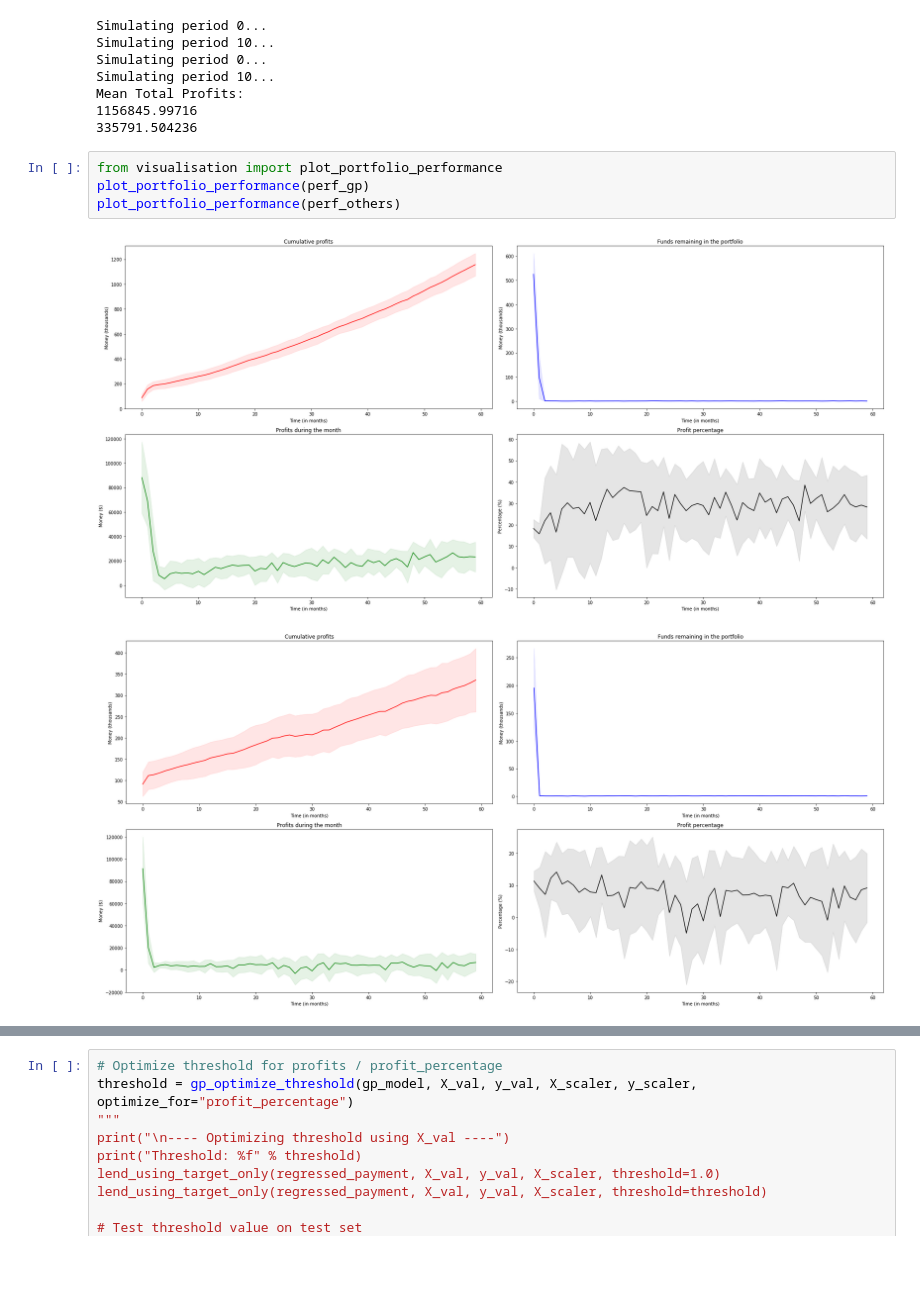
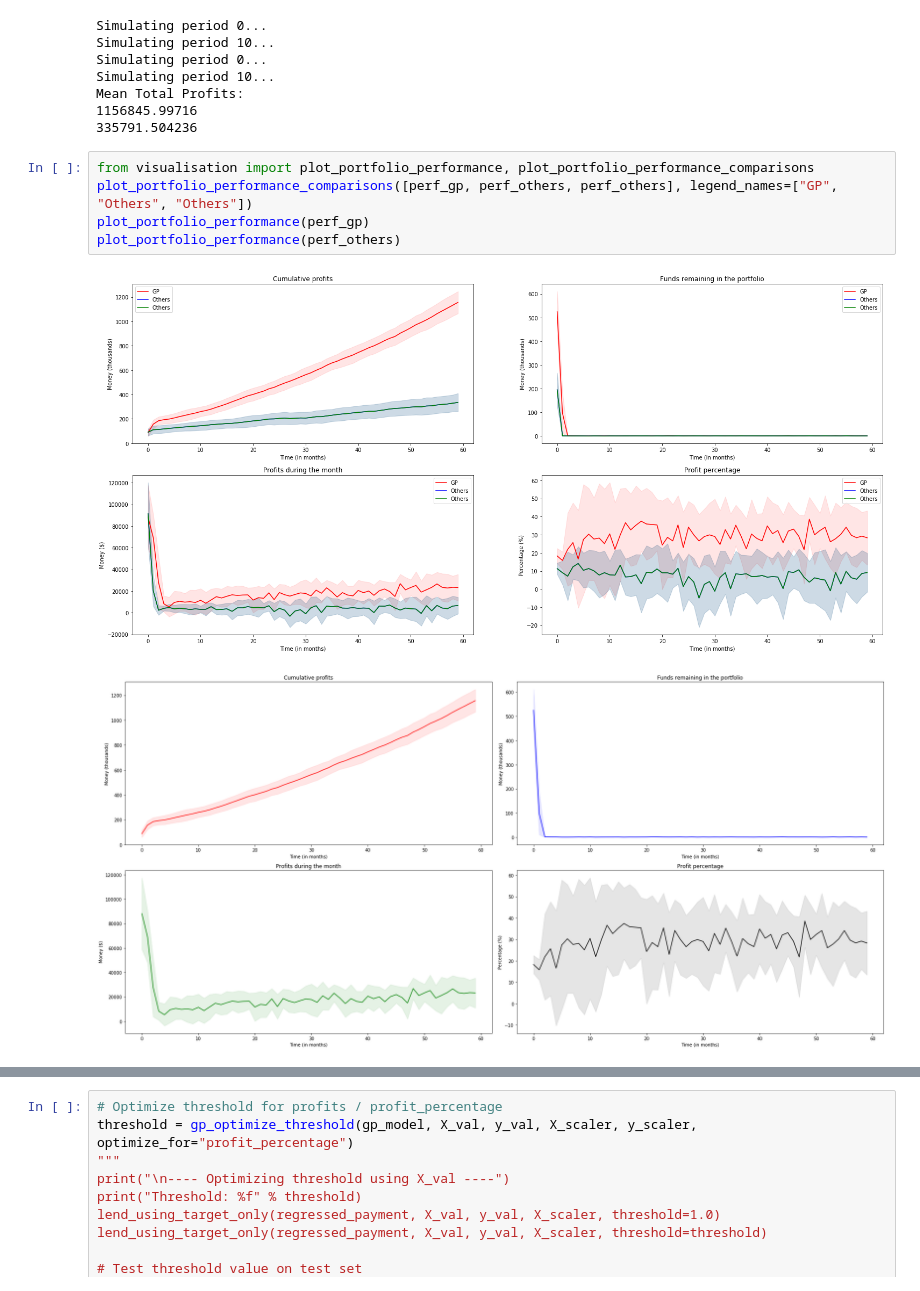
Before and after one commit to yewsiang/GPLend, a Jupyter notebook: train.ipynb, the cells around one changed output, grey strips where cells are left out. Drawn from its saved outputs; the diff is of its cells as text; blank space fills up the shorter version.

Commit message:
Able to visualize portfolio comparisons on web application

```diff
--- a/train.ipynb
+++ b/train.ipynb
@@ -95,9 +95,10 @@ Mean Total Profits:
 1156845.99716
 335791.504236
 # %%
-from visualisation import plot_portfolio_performance
+from visualisation import plot_portfolio_performance, plot_portfolio_performance_comparisons
+plot_portfolio_performance_comparisons([perf_gp, perf_others, perf_others], legend_names=["GP", "Others", "Others"])
 plot_portfolio_performance(perf_gp)
 plot_portfolio_performance(perf_others)
 # %% [output]
-[figure, old version]
+[figure, new version]
-[figure, old version]
+[figure, new version]
```
Also changed, not shown: parts of 1 cell of this notebook, 3 other files.
